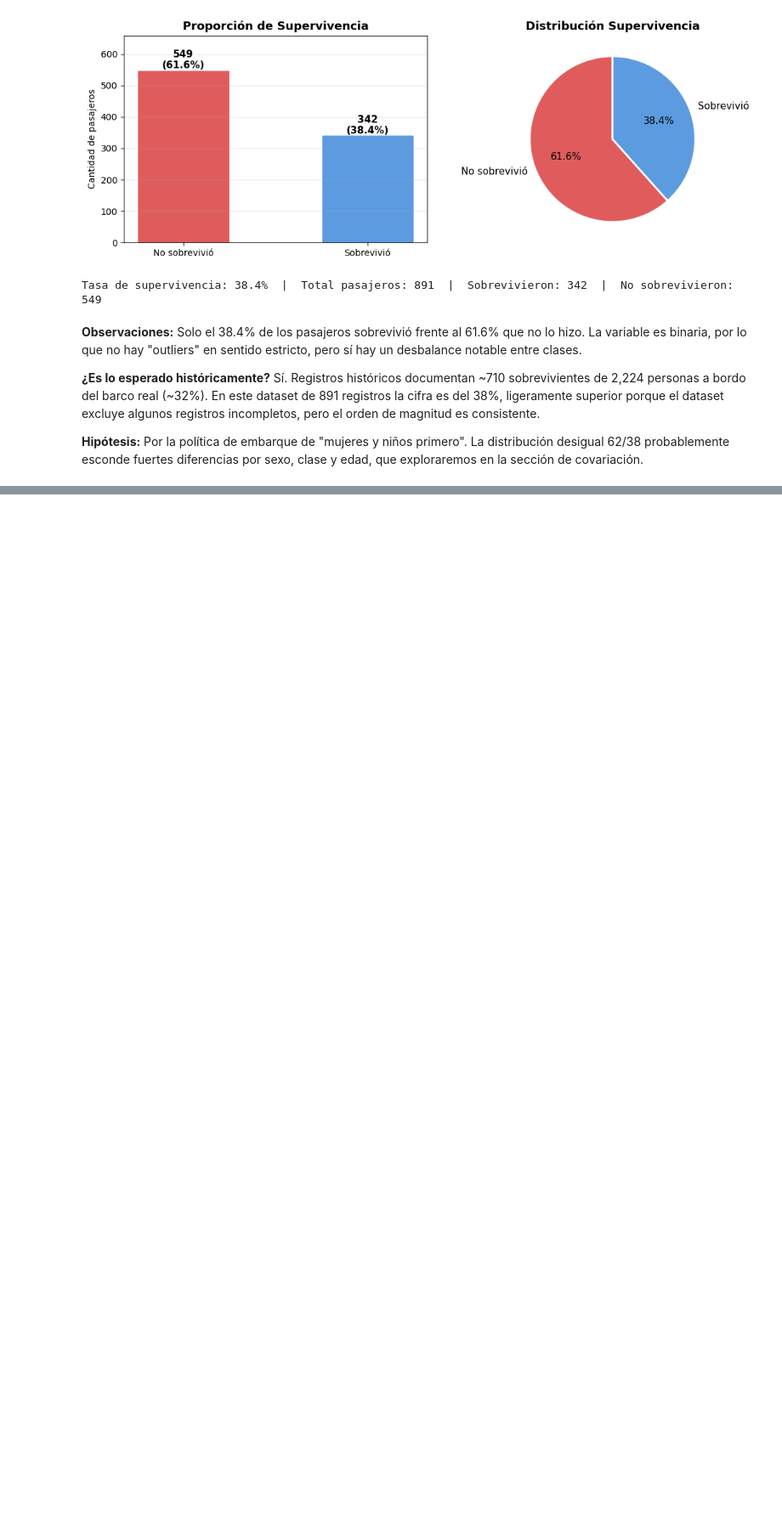
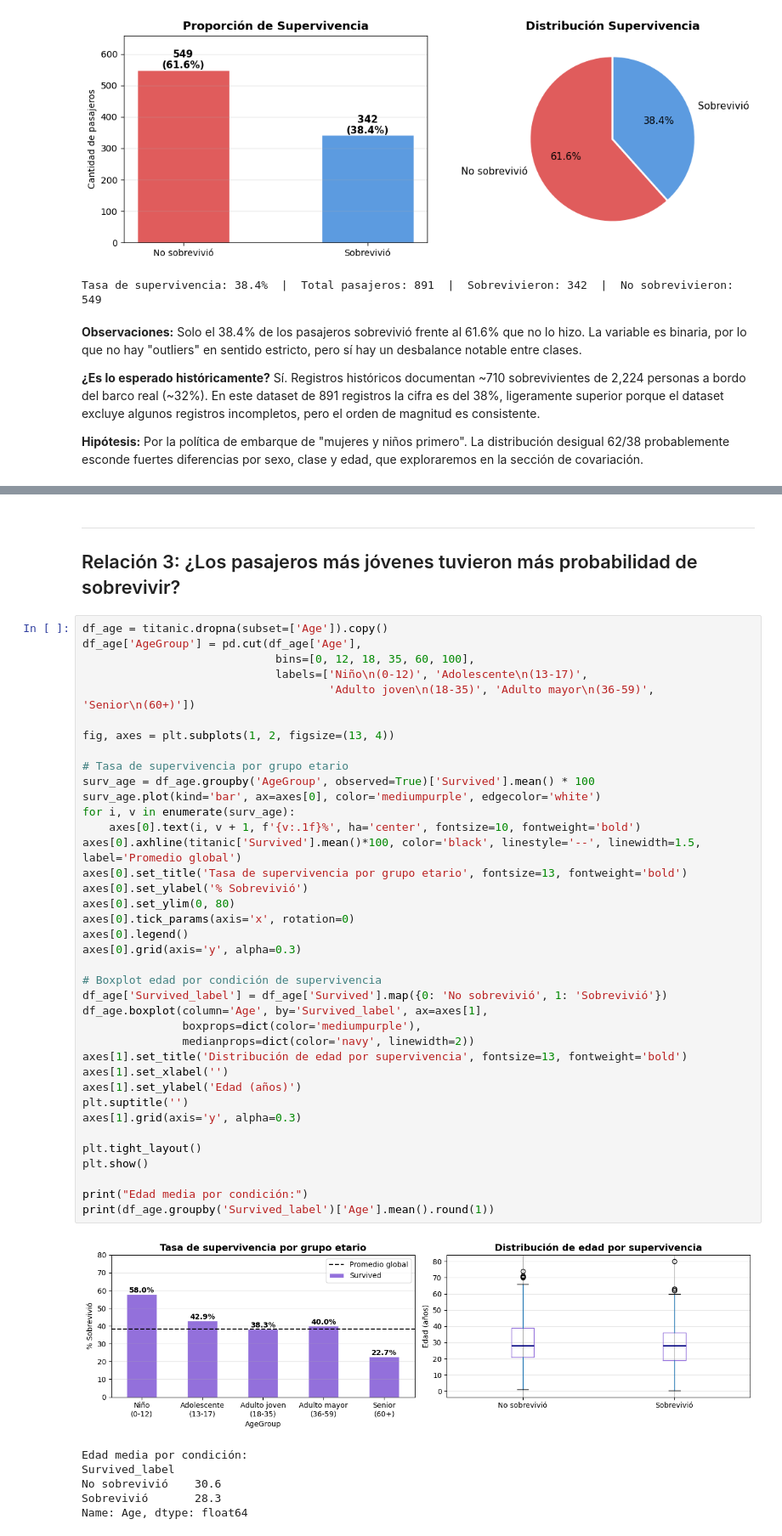
Before and after one commit to Ricardo-B04/Titanic_EDA, a Jupyter notebook: titanic_EDA.ipynb, the cells around one changed output, grey strips where cells are left out. Shown at 85% size. Cells and saved outputs as stored; diff of their text form; blank space fills up the shorter version.

```diff
--- a/titanic_EDA.ipynb
+++ b/titanic_EDA.ipynb
@@ -276,0 +365,48 @@ Tasa de supervivencia: 38.4%  |  Total pasajeros: 891  |  Sobrevivieron: 342  |
+# %% [markdown]
+---
+## Relación 3: ¿Los pasajeros más jóvenes tuvieron más probabilidad de sobrevivir?
+# %%
+df_age = titanic.dropna(subset=['Age']).copy()
+df_age['AgeGroup'] = pd.cut(df_age['Age'],
+                             bins=[0, 12, 18, 35, 60, 100],
+                             labels=['Niño\n(0-12)', 'Adolescente\n(13-17)',
+                                     'Adulto joven\n(18-35)', 'Adulto mayor\n(36-59)', 'Senior\n(60+)'])
+
+fig, axes = plt.subplots(1, 2, figsize=(13, 4))
+
+# Tasa de supervivencia por grupo etario
+surv_age = df_age.groupby('AgeGroup', observed=True)['Survived'].mean() * 100
+surv_age.plot(kind='bar', ax=axes[0], color='mediumpurple', edgecolor='white')
+for i, v in enumerate(surv_age):
+    axes[0].text(i, v + 1, f'{v:.1f}%', ha='center', fontsize=10, fontweight='bold')
+axes[0].axhline(titanic['Survived'].mean()*100, color='black', linestyle='--', linewidth=1.5, label='Promedio global')
+axes[0].set_title('Tasa de supervivencia por grupo etario', fontsize=13, fontweight='bold')
+axes[0].set_ylabel('% Sobrevivió')
+axes[0].set_ylim(0, 80)
+axes[0].tick_params(axis='x', rotation=0)
+axes[0].legend()
+axes[0].grid(axis='y', alpha=0.3)
+
+# Boxplot edad por condición de supervivencia
+df_age['Survived_label'] = df_age['Survived'].map({0: 'No sobrevivió', 1: 'Sobrevivió'})
+df_age.boxplot(column='Age', by='Survived_label', ax=axes[1],
+               boxprops=dict(color='mediumpurple'),
+               medianprops=dict(color='navy', linewidth=2))
+axes[1].set_title('Distribución de edad por supervivencia', fontsize=13, fontweight='bold')
+axes[1].set_xlabel('')
+axes[1].set_ylabel('Edad (años)')
+plt.suptitle('')
+axes[1].grid(axis='y', alpha=0.3)
+
+plt.tight_layout()
+plt.show()
+
+print("Edad media por condición:")
+print(df_age.groupby('Survived_label')['Age'].mean().round(1))
+# %% [output]
+[figure, added]
+Edad media por condición:
+Survived_label
+No sobrevivió    30.6
+Sobrevivió       28.3
+Name: Age, dtype: float64
```
Also changed, not shown: parts of 12 cells of this notebook.
